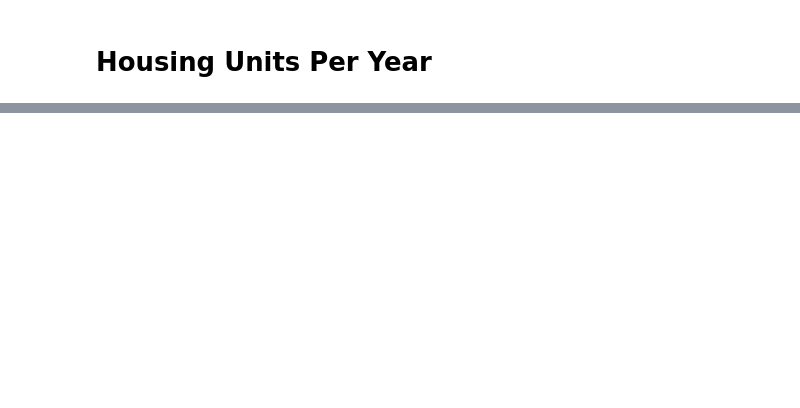
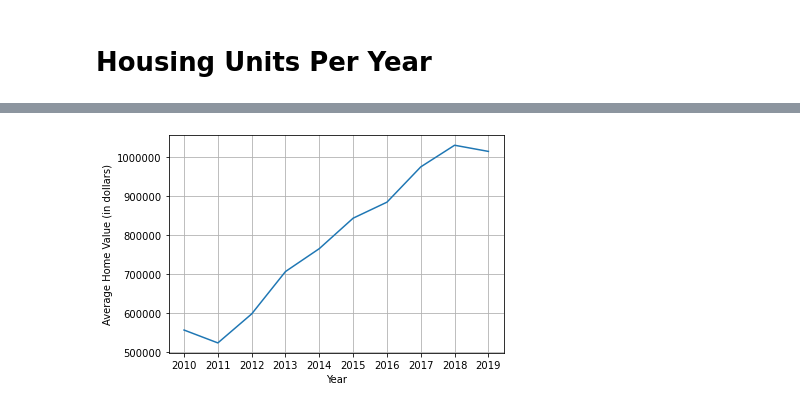
Before and after one commit to jemmy-z/bay-area-housing, a Jupyter notebook: assignment3.ipynb, the cells around one changed output, grey strips where cells are left out. Cells and saved outputs as stored; diff of their text form; code cells hidden in the pictures; blank space fills up the shorter version.

```diff
--- a/assignment3.ipynb
+++ b/assignment3.ipynb
@@ -288,0 +217,12 @@ data[data['year'] == 2010].shape
+# %%
+fig, ax = plt.subplots()
+ax.plot(avg_bay_price)
+ax.ticklabel_format(style='plain') #This is the line you need <-------
+plt.xticks(np.arange(len(xlabels)), xlabels)
+plt.xlabel("Year")
+plt.ylabel("Average Home Value (in dollars)")
+plt.grid()
+fig.savefig('./out/images/bay_area_housing.png', dpi=300)
+fig.show()
+# %% [output]
+[figure, added]
```
Also changed, not shown: parts of 25 cells of this notebook, 6 other files.
